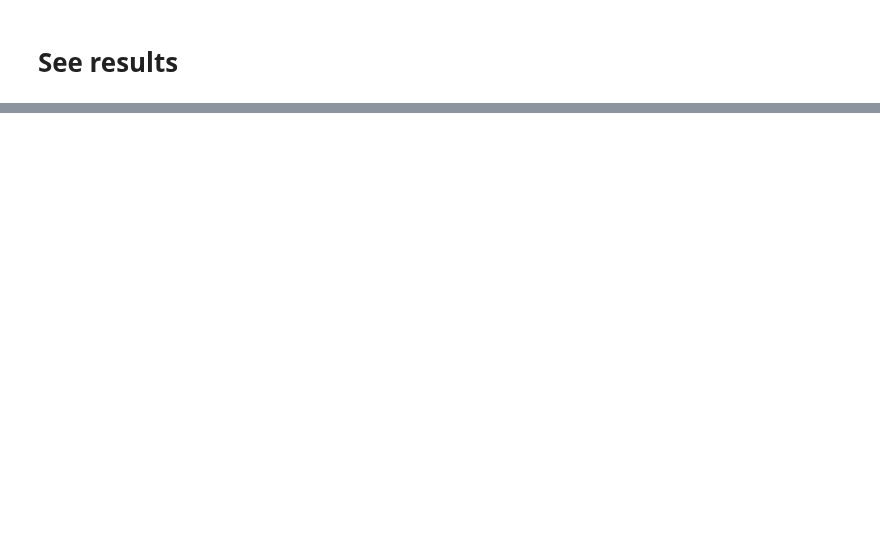
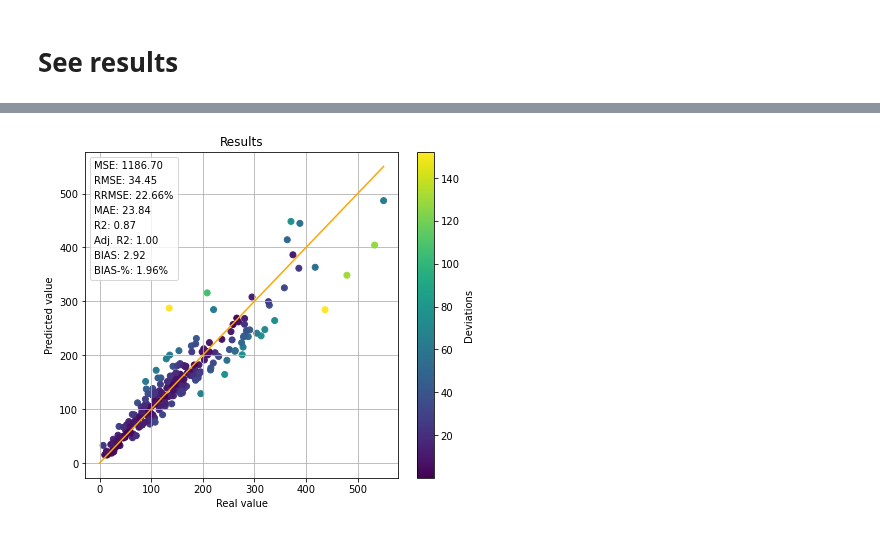
Before and after one commit to mayrajeo/enveco, a Jupyter notebook: examples/Voxelizations with 3DCnns.ipynb, the cells around one changed output, grey strips where cells are left out. Saved outputs shown, nothing was run; the diff lists cells and outputs as text; code cells hidden in the pictures; blank space fills up the shorter version.

```diff
--- a/examples/Voxelizations with 3DCnns.ipynb
+++ b/examples/Voxelizations with 3DCnns.ipynb
@@ -117,0 +141,4 @@ IndexError: too many indices for tensor of dimension 1
+# %%
+test_dl = inc_learner.dls.test_dl(test_df, with_labels=True)
+# %%
+test_interp = RegressionInterpretation.from_learner(inc_learner, dl=test_dl)
@@ -117,0 +147,5 @@ IndexError: too many indices for tensor of dimension 1
+# %%
+test_interp.plot_results()
+plt.show()
+# %% [output]
+[figure, added]
```
Also changed, not shown: parts of 14 cells of this notebook, 10 other files.
